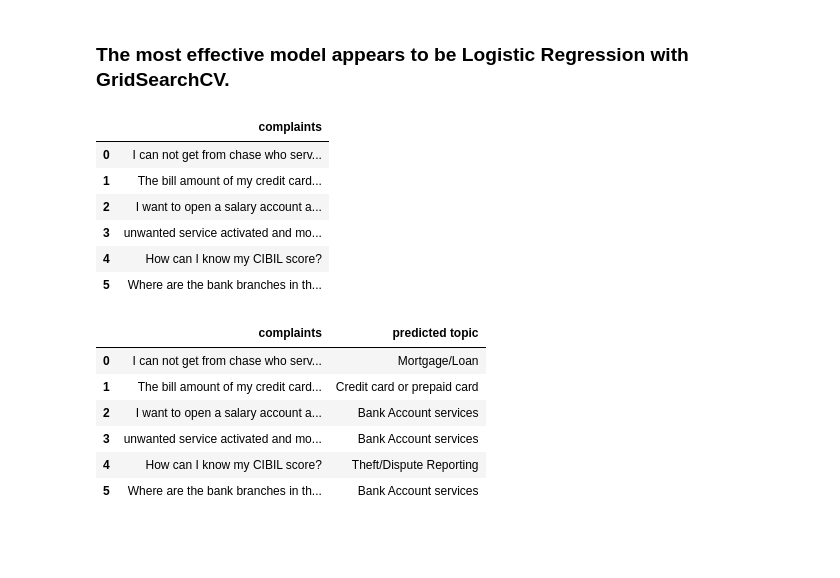
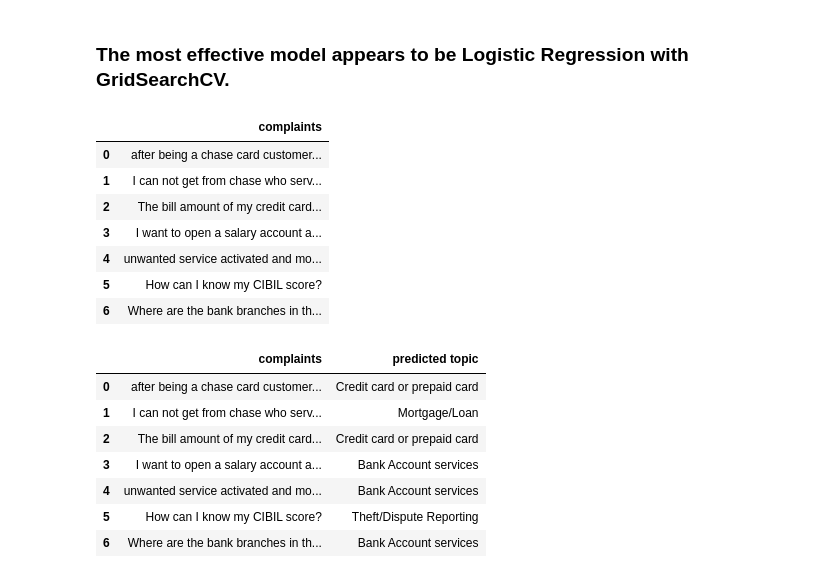
Before and after one commit to SanjayaKumarSahoo/automatic-ticket-classification, a Jupyter notebook: Automatic_Ticket_Classification_Assignment.ipynb, the cells around one changed output. Drawn from its saved outputs; the diff is of its cells as text; code cells hidden in the pictures; blank space fills up the shorter version.

```diff
--- a/Automatic_Ticket_Classification_Assignment.ipynb
+++ b/Automatic_Ticket_Classification_Assignment.ipynb
@@ -1078,30 +1078,35 @@ def topic_predicter(text):
     return target_names[prediction[0]]
 # %%
 # Create a dataframe of some sample customer complaints
-df_custom = pd.DataFrame({'complaints': ["I can not get from chase who services my mortgage, who owns it and who has original loan docs",
+df_custom = pd.DataFrame({'complaints': [
+                                  "after being a chase card customer for well over a decade was offered multiple solicitations for acquiring new credit cards with chase  all with bonus airline miles and hotel points was approved for all  new cards with no annual fee for year after less than months with payment always paid as agreed chase closed all my cards one of my  approved new cards was never activated but was sent to me\n\nchase has done harm to my credit has charged me an annual fee even though they cancelled my account failed to credit my points for both airlines and hotel failed to credit up to for xxxx enrollment and failed to credit airline charge as agreed upon",
+                                  "I can not get from chase who services my mortgage, who owns it and who has original loan docs",
                                   "The bill amount of my credit card was debited twice. Please look into the matter and resolve at the earliest.",
                                   "I want to open a salary account at your downtown branch. Please provide me the procedure.",
                                   "unwanted service activated and money deducted automatically ",
                                   "How can I know my CIBIL score?",
-                                  "Where are the bank branches in the city of Patna?"]})
+                                  "Where are the bank branches in the city of Patna?"]
+                         })
 df_custom
 # %% [output]
 |  | complaints |
-| 0 | I can not get from chase who serv... |
-| 1 | The bill amount of my credit card... |
-| 2 | I want to open a salary account a... |
-| 3 | unwanted service activated and mo... |
-| 4 | How can I know my CIBIL score? |
-| 5 | Where are the bank branches in th... |
+| 0 | after being a chase card customer... |
+| 1 | I can not get from chase who serv... |
+| 2 | The bill amount of my credit card... |
+| 3 | I want to open a salary account a... |
+| 4 | unwanted service activated and mo... |
+| 5 | How can I know my CIBIL score? |
+| 6 | Where are the bank branches in th... |
 # %%
 # Create a new column of predicted topics of each complaint, predicted using the tuned Logistic Regression model
 df_custom['predicted topic'] = df_custom['complaints'].apply(lambda x: topic_predicter([x]))
 df_custom
 # %% [output]
 |  | complaints | predicted topic |
-| 0 | I can not get from chase who serv... | Mortgage/Loan |
-| 1 | The bill amount of my credit card... | Credit card or prepaid card |
-| 2 | I want to open a salary account a... | Bank Account services |
-| 3 | unwanted service activated and mo... | Bank Account services |
-| 4 | How can I know my CIBIL score? | Theft/Dispute Reporting |
-| 5 | Where are the bank branches in th... | Bank Account services |
+| 0 | after being a chase card customer... | Credit card or prepaid card |
+| 1 | I can not get from chase who serv... | Mortgage/Loan |
+| 2 | The bill amount of my credit card... | Credit card or prepaid card |
+| 3 | I want to open a salary account a... | Bank Account services |
+| 4 | unwanted service activated and mo... | Bank Account services |
+| 5 | How can I know my CIBIL score? | Theft/Dispute Reporting |
+| 6 | Where are the bank branches in th... | Bank Account services |
```
